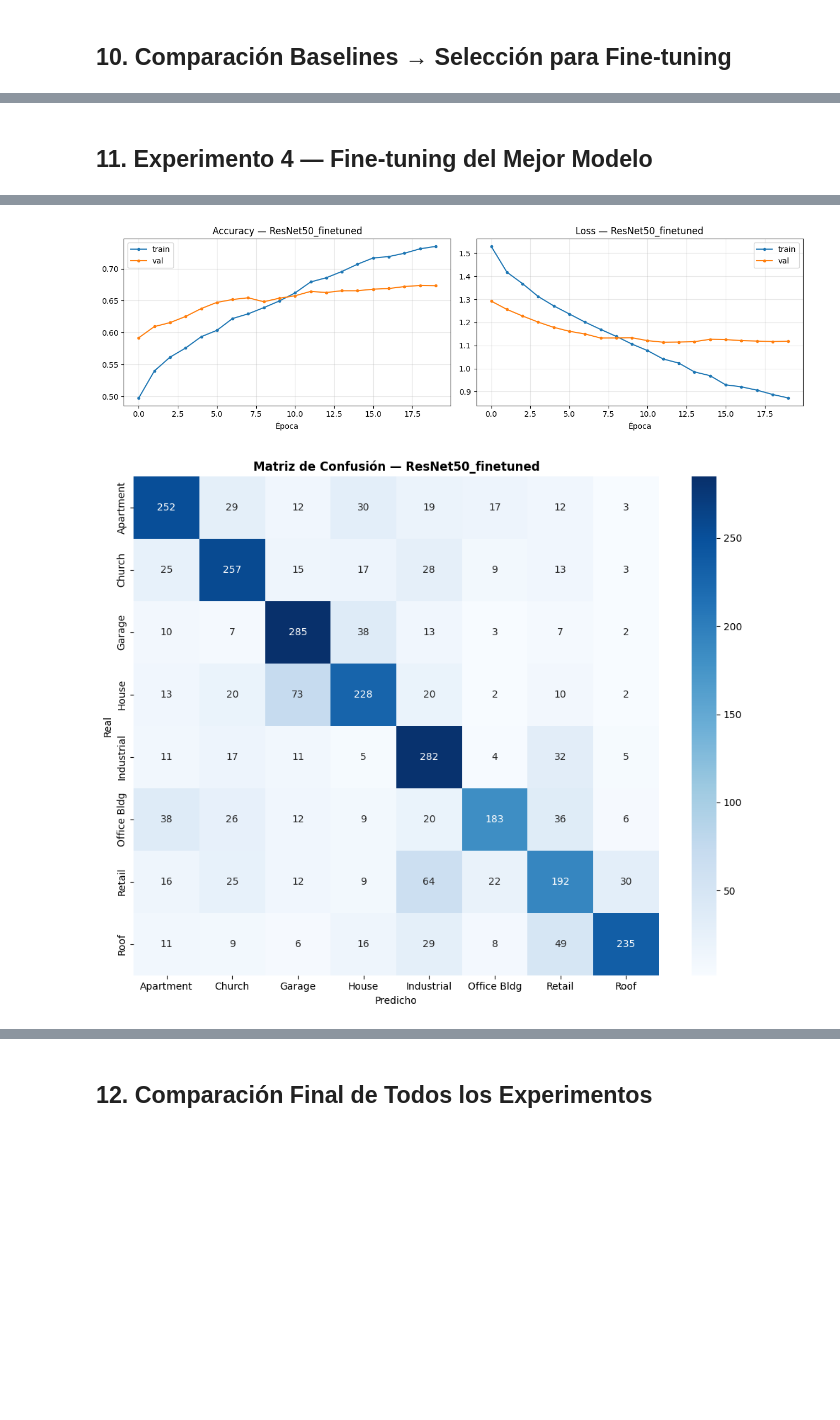
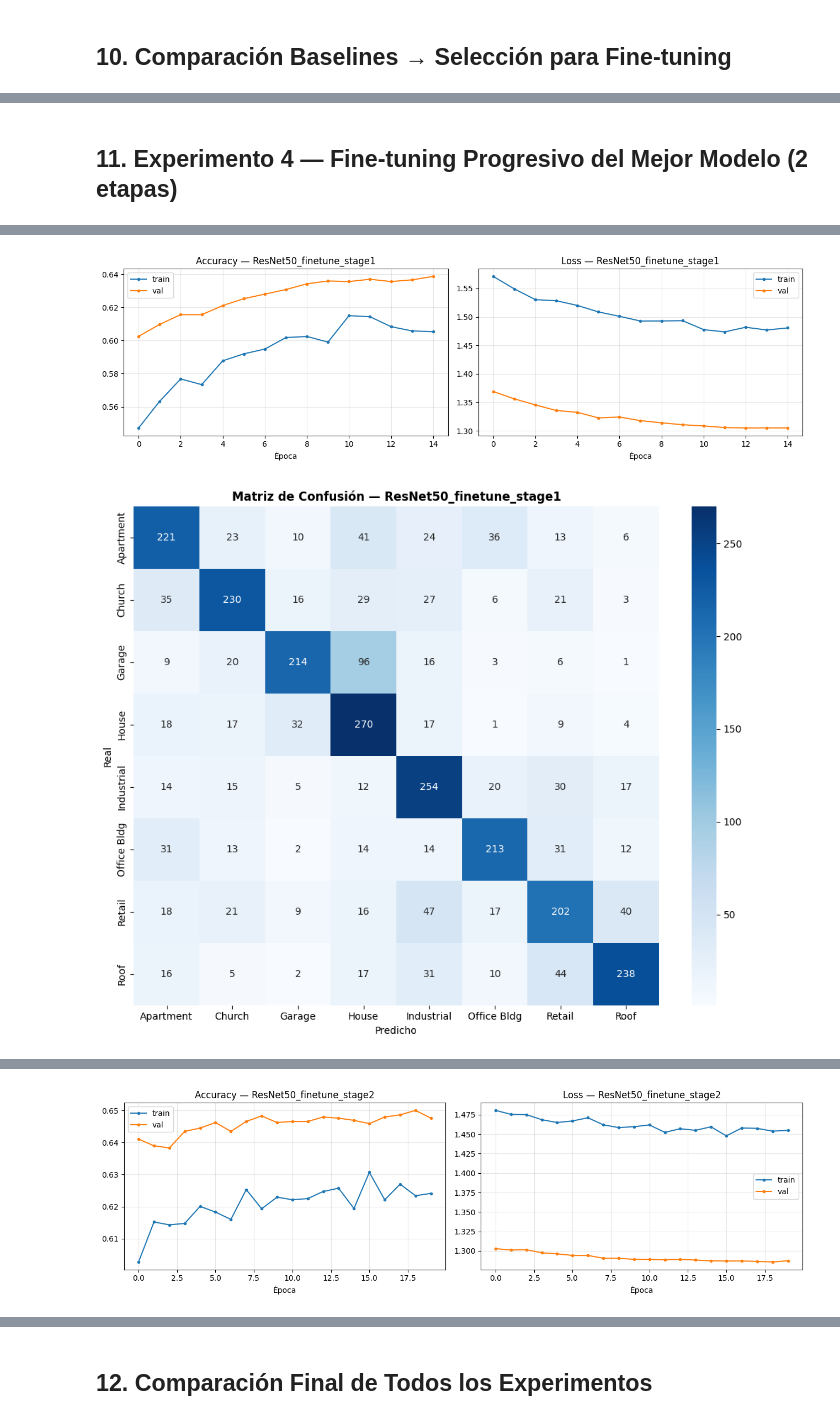
Before and after one commit to marlon-alvarez/clasificador_edificios, a Jupyter notebook: model/train_model.ipynb, the cells around one changed output, grey strips where cells are left out. Cells and saved outputs as stored; diff of their text form; code cells hidden in the pictures; blank space fills up the shorter version.

```diff
--- a/model/train_model.ipynb
+++ b/model/train_model.ipynb
@@ -701,9 +788,9 @@ EfficientNetB3 (frozen) — Test accuracy: 55.65%
 # %%
-model_mobilenet, hist_mobilenet, acc_mobilenet, rid_mobilenet = run_experiment(
-    run_name     = "MobileNetV2_frozen",
-    backbone_name= "MobileNetV2",
+model_effnetv2s, hist_effnetv2s, acc_effnetv2s, rid_effnetv2s = run_experiment(
+    run_name     = "EfficientNetV2S_frozen",
+    backbone_name= "EfficientNetV2S",
     epochs       = INITIAL_EPOCHS,
     lr           = INITIAL_LR,
 )
-print(f"MobileNetV2 (frozen) — Test accuracy: {acc_mobilenet*100:.2f}%")
+print(f"EfficientNetV2S (frozen) — Test accuracy: {acc_effnetv2s*100:.2f}%")
 # %% [output]
@@ -751,9 +838,9 @@ MobileNetV2 (frozen) — Test accuracy: 54.27%
 ## 10. Comparación Baselines → Selección para Fine-tuning
 # %%
 baseline_results = {
-    "ResNet50":      (acc_resnet,    model_resnet),
-    "EfficientNetB3":(acc_effnet,    model_effnet),
-    "MobileNetV2":   (acc_mobilenet, model_mobilenet),
+    "ResNet50":        (acc_resnet,     model_resnet),
+    "EfficientNetB3":  (acc_effnet,     model_effnet),
+    "EfficientNetV2S": (acc_effnetv2s,  model_effnetv2s),
 }
 
 print("\n" + "="*55)
@@ -769,7 +856,7 @@ best_acc_base = baseline_results[best_backbone][0]
 best_model    = baseline_results[best_backbone][1]
 
 print(f"\n  Mejor baseline : {best_backbone} ({best_acc_base*100:.2f}%)")
-print(f"  → Procedemos con fine-tuning de {best_backbone}")
+print(f"  → Procedemos con fine-tuning progresivo de {best_backbone}")
 # %% [output]
 =======================================================
   COMPARACIÓN BASELINES (backbone congelado)
@@ -784,16 +871,41 @@ print(f"  → Procedemos con fine-tuning de {best_backbone}")
 # %% [markdown]
-## 11. Experimento 4 — Fine-tuning del Mejor Modelo
+## 11. Experimento 4 — Fine-tuning Progresivo del Mejor Modelo (2 etapas)
 # %%
-# Descongelamos las últimas 100 capas del backbone
-N_UNFREEZE = 100
+# ── Etapa 1: Fine-tune suave (top 20 capas, LR más alto) ──
+print("=" * 60)
+print("  FINE-TUNING ETAPA 1: top 20 capas")
+print("=" * 60)
 
-model_ft, hist_ft, acc_ft, rid_ft = run_experiment(
-    run_name     = f"{best_backbone}_finetuned",
+model_ft1, hist_ft1, acc_ft1, rid_ft1 = run_experiment(
+    run_name     = f"{best_backbone}_finetune_stage1",
     backbone_name= best_backbone,
-    epochs       = FINE_TUNE_EPOCHS,
-    lr           = FINE_TUNE_LR,
+    epochs       = FT_STAGE1_EPOCHS,
+    lr           = FT_STAGE1_LR,
     model        = best_model,
-    n_unfreeze   = N_UNFREEZE,
+    n_unfreeze   = FT_STAGE1_UNFREEZE,
 )
-print(f"{best_backbone} (fine-tuned) — Test accuracy: {acc_ft*100:.2f}%")
+print(f"\n  Stage 1 — Test accuracy: {acc_ft1*100:.2f}%")
+
+# ── Etapa 2: Fine-tune profundo (top 80 capas, LR más bajo) ──
+print("\n" + "=" * 60)
+print("  FINE-TUNING ETAPA 2: top 80 capas")
+print("=" * 60)
+
+model_ft2, hist_ft2, acc_ft2, rid_ft2 = run_experiment(
+    run_name     = f"{best_backbone}_finetune_stage2",
+    backbone_name= best_backbone,
+    epochs       = FT_STAGE2_EPOCHS,
+    lr           = FT_STAGE2_LR,
+    model        = model_ft1,       # continúa desde etapa 1
+    n_unfreeze   = FT_STAGE2_UNFREEZE,
+)
+print(f"\n  Stage 2 — Test accuracy: {acc_ft2*100:.2f}%")
+
+# Seleccionar el mejor resultado de ambas etapas
+if acc_ft2 >= acc_ft1:
+    model_ft, acc_ft = model_ft2, acc_ft2
+    print(f"\n  Mejor fine-tune: Stage 2 — {acc_ft2*100:.2f}%")
+else:
+    model_ft, acc_ft = model_ft1, acc_ft1
+    print(f"\n  Mejor fine-tune: Stage 1 — {acc_ft1*100:.2f}%")
 # %% [output]
@@ -817,2 +929,2 @@ Restoring model weights from the end of the best epoch: 19.
-[figure, old version]
+[figure, new version]
-[figure, old version]
+[figure, new version]
@@ -839,0 +950 @@ ResNet50 (fine-tuned) — Test accuracy: 65.91%
+[figure, added]
```
Also changed, not shown: parts of 15 cells of this notebook.
